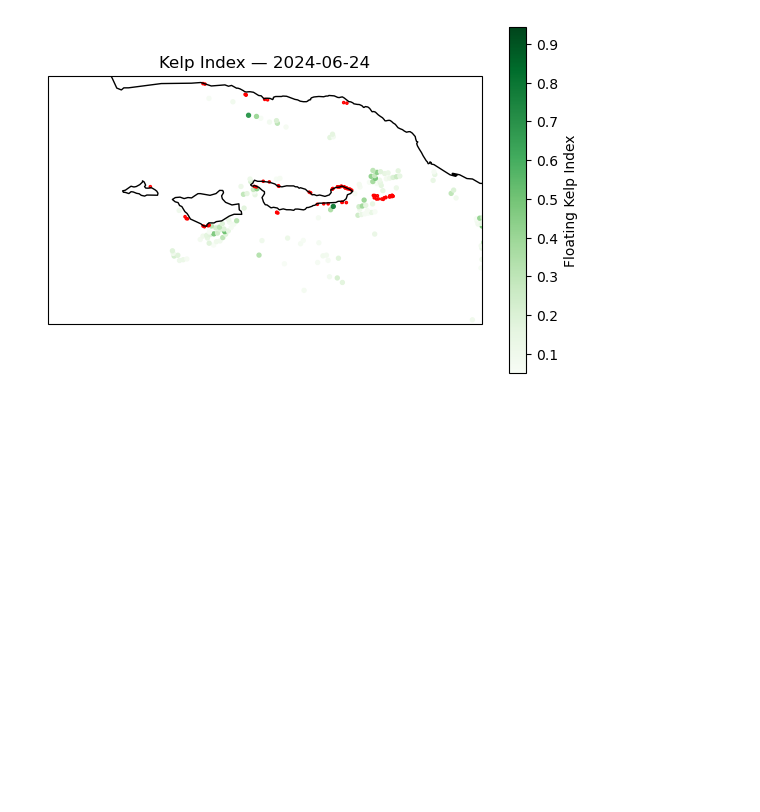
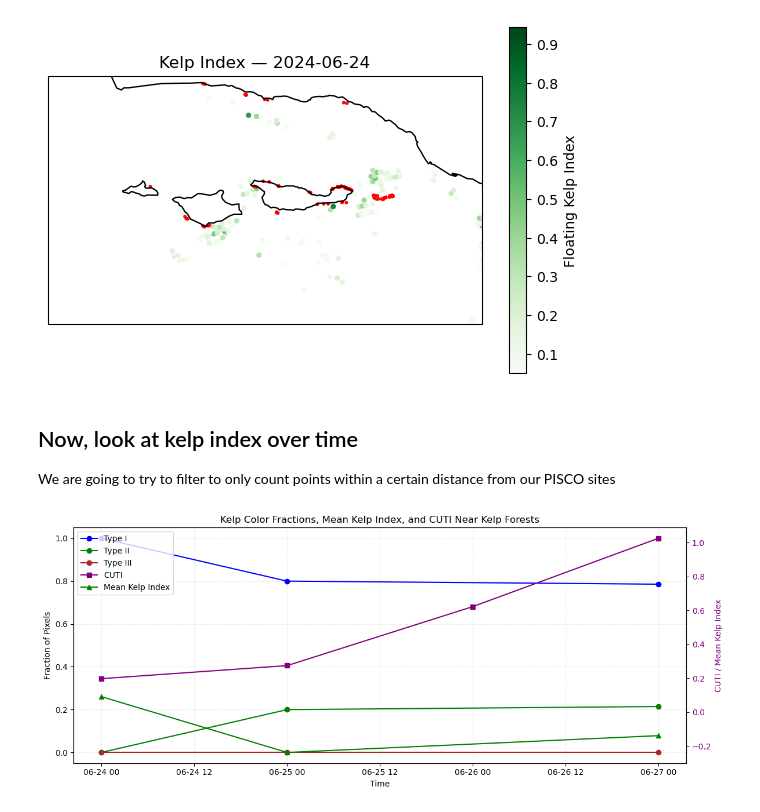
Before and after one commit to fish-pace/2026-proj-kelp-west, a Jupyter notebook: contributor_folders/tena/kelp_color.ipynb, the cells around one changed output. Drawn from its saved outputs; the diff is of its cells as text; code cells hidden in the pictures; blank space fills up the shorter version.

Commit message:
added kelp forest coords

```diff
--- a/contributor_folders/tena/kelp_color.ipynb
+++ b/contributor_folders/tena/kelp_color.ipynb
@@ -1435,3 +1436,23 @@ HTML(anim.to_jshtml())
 [interactive output not drawn]
 2024-06-24 | kelp pixels: 1043
 [figure]
+# %% [markdown]
+## Now, look at kelp index over time
+We are going to try to filter to only count points within a certain distance from our PISCO sites
+# %%
+import numpy as np
+
+def pixels_within_radius(lat_pixels, lon_pixels, kelp_points, radius_deg=0.01):
+    """
+    lat_pixels, lon_pixels: 1D arrays of pixel coordinates
+    kelp_points: DataFrame with 'lat' and 'lon' columns
+    radius_deg: radius in degrees (~0.01 ~ 1 km, adjust as needed)
+    Returns a boolean mask of pixels within radius of any kelp point
+    """
+    mask = np.zeros_like(lat_pixels, dtype=bool)
+    for _, row in kelp_points.iterrows():
+        dlat = lat_pixels - row['lat']
+        dlon = lon_pixels - row['lon']
+        distance = np.sqrt(dlat**2 + dlon**2)  # degrees
+        mask |= (distance <= radius_deg)
+    return mask
@@ -1437,0 +1488,32 @@ HTML(anim.to_jshtml())
+# %%
+fig, ax1 = plt.subplots(figsize=(12, 5))
+
+# Colors for kelp types
+custom_colors = {"Type I":"blue", "Type II":"green", "Type III":"brown"}
+
+# Plot kelp color fractions on left y-axis
+ax1.plot(df_near_kelp.index, df_near_kelp["type1_frac"], 'o-', label="Type I", color=custom_colors["Type I"])
+ax1.plot(df_near_kelp.index, df_near_kelp["type2_frac"], 'o-', label="Type II", color=custom_colors["Type II"])
+ax1.plot(df_near_kelp.index, df_near_kelp["type3_frac"], 'o-', label="Type III", color=custom_colors["Type III"])
+ax1.set_xlabel("Time")
+ax1.set_ylabel("Fraction of Pixels")
+ax1.grid(True, linestyle=":", alpha=0.4)
+
+# Secondary y-axis for CUTI and Kelp Index
+ax2 = ax1.twinx()
+ax2.plot(cuti_da["time"], cuti_da, 's-', label="CUTI", color="purple")
+ax2.plot(df_near_kelp.index, df_near_kelp["mean_kelp_idx"], '^-', label="Mean Kelp Index", color="green")
+ax2.set_ylabel("CUTI / Mean Kelp Index", color="purple")
+ax2.tick_params(axis='y', labelcolor="purple")
+
+# Combine legends
+lines1, labels1 = ax1.get_legend_handles_labels()
+lines2, labels2 = ax2.get_legend_handles_labels()
+ax1.legend(lines1 + lines2, labels1 + labels2, loc="upper left")
+
+plt.title("Kelp Color Fractions, Mean Kelp Index, and CUTI Near Kelp Forests")
+plt.xticks(rotation=45)
+plt.tight_layout()
+plt.show()
+# %% [output]
+[figure, added]
```
Also changed, not shown: parts of 2 cells of this notebook.
